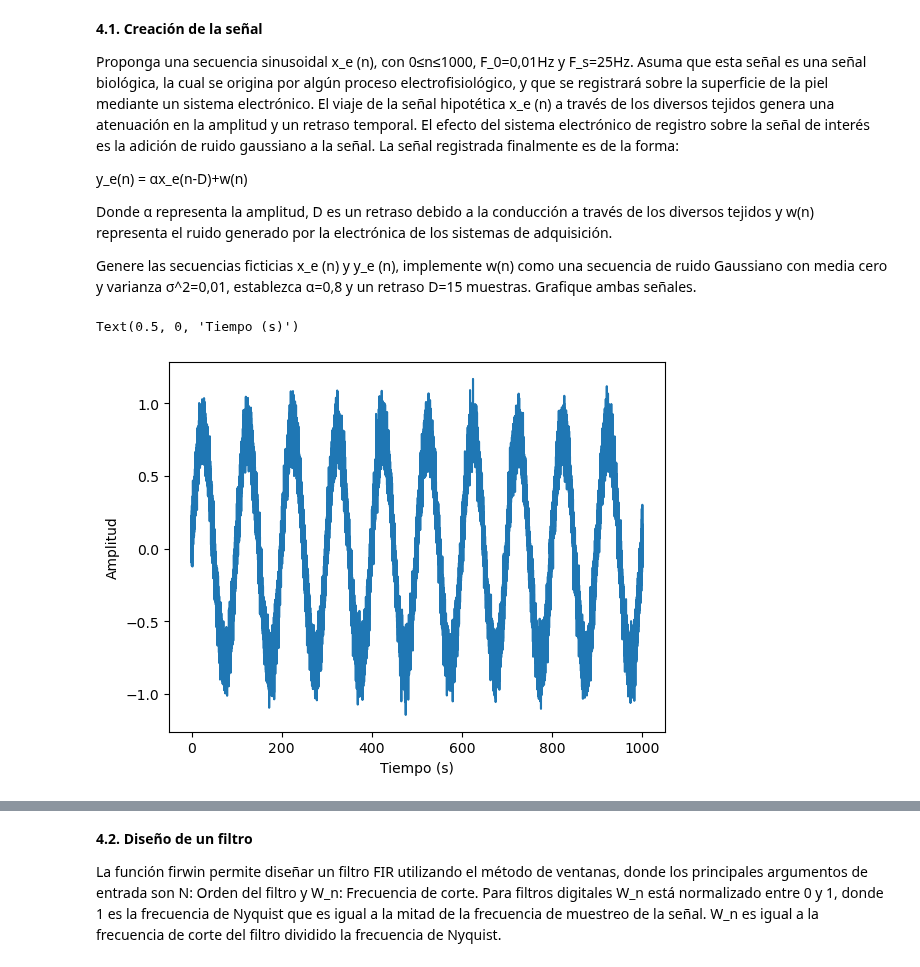
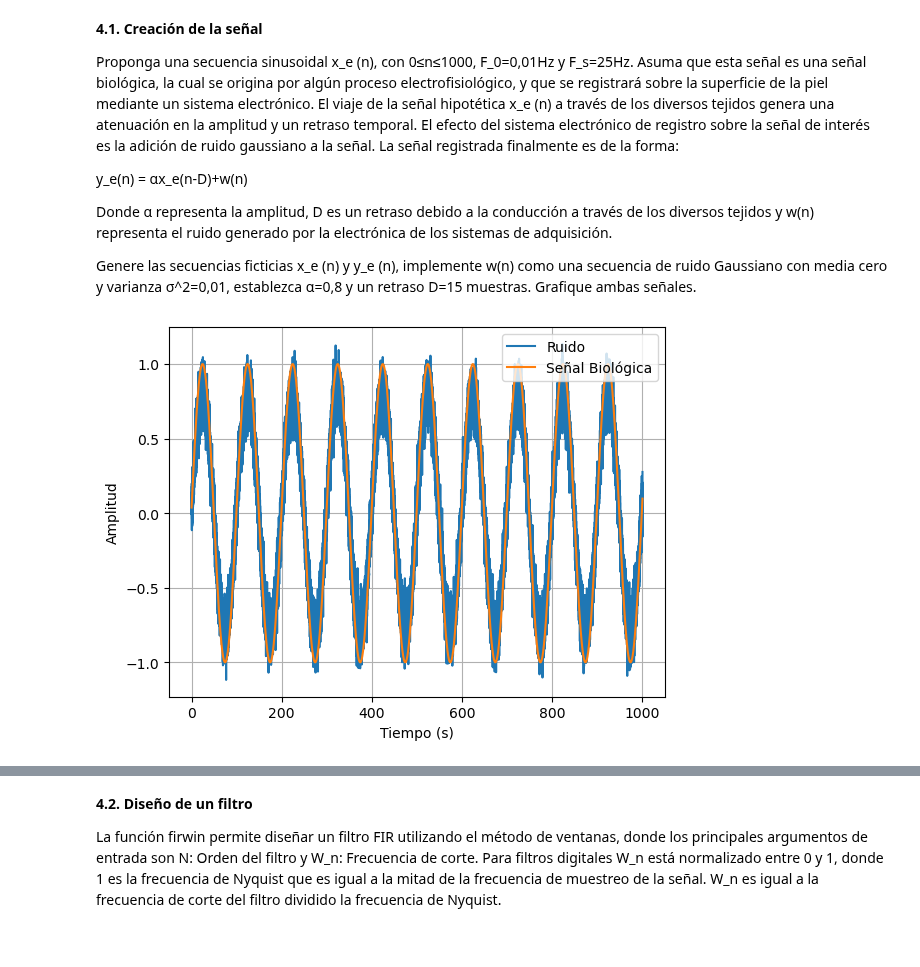
Before and after one commit to LuEnciso21/BIOSENALES24II, a Jupyter notebook: Practica6/P6_FILTROS_LUISAENCISO_JADERCHINGAL.ipynb, the cells around one changed output, grey strips where cells are left out. Drawn from its saved outputs; the diff is of its cells as text; code cells hidden in the pictures.

```diff
--- a/Practica6/P6_FILTROS_LUISAENCISO_JADERCHINGAL.ipynb
+++ b/Practica6/P6_FILTROS_LUISAENCISO_JADERCHINGAL.ipynb
@@ -32,10 +175,14 @@ n = np.arange(0,1001,1/Fs) # tiempo
 x_e = np.sin(2*np.pi*F0*(n+D/Fs)) #potencial con con retraso
 w = np.random.normal(media,np.sqrt(var),len(n)) # ruido gausiano
 y_e = alfa*x_e + w # señal adquirida con ruido y retrado.
-
-plt.plot(n,y_e)
-plt.ylabel("Amplitud")
-plt.xlabel("Tiempo (s)")
-# %% [output]
-Text(0.5, 0, 'Tiempo (s)')
-[figure, removed]
+# %%
+plt.figure()
+plt.plot(n, y_e)
+plt.plot(n, x_e)
+plt.xlabel('Tiempo (s)')
+plt.ylabel('Amplitud')
+plt.legend(['Ruido', 'Señal Biológica'])
+plt.grid()
+plt.show()
+# %% [output]
+[figure, added]
```
Also changed, not shown: parts of 16 cells of this notebook.
